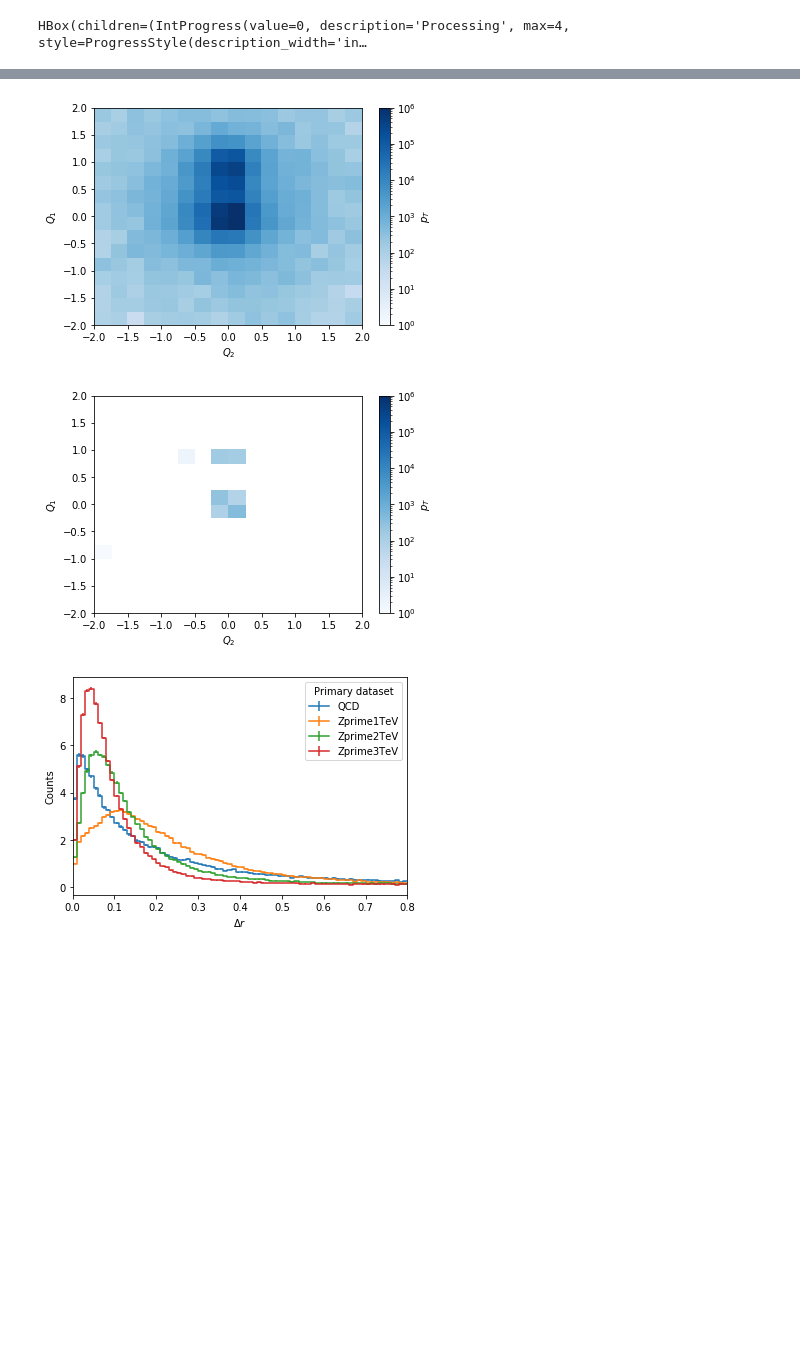
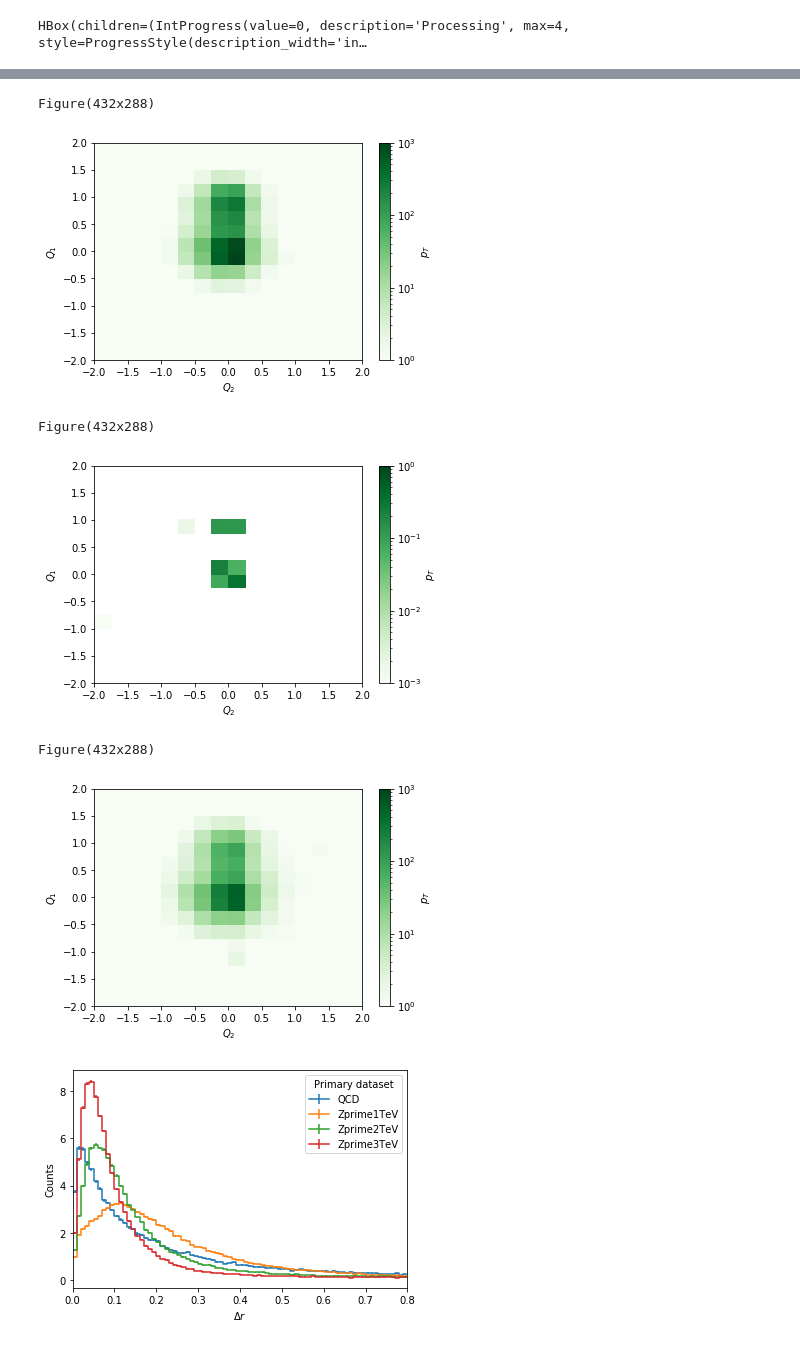
Before and after one commit to mdmorris/XAICoffea, a Jupyter notebook: ShowJets.ipynb, the cells around one changed output, grey strips where cells are left out. Drawn from its saved outputs; the diff is of its cells as text; code cells hidden in the pictures; blank space fills up the shorter version.

```diff
--- a/ShowJets.ipynb
+++ b/ShowJets.ipynb
@@ -267,20 +292,25 @@ fig.savefig("Zprime2TeV_image.png")
 # %%
-fig, ax, grid = hist.plot2d(output['image'].integrate('dataset', 'Zprime3TeV').integrate("event"),xaxis='image_deta', patch_opts={'norm':LogNorm(vmin=1, vmax=1e6),'cmap':'Blues'})
-
+fig, ax, grid = hist.plot2d(output['image'].integrate('dataset', 'Zprime3TeV').integrate("event"),xaxis='image_deta', patch_opts={'norm':LogNorm(vmin=1, vmax=1e3),'cmap':'Greens'})
+print(fig)
 fig.savefig("Zprime3TeV_image.png")
 # %% [output]
+Figure(432x288)
-[figure, old version]
+[figure, new version]
 # %%
 fig, ax, grid = hist.plot2d(output['image'].integrate('dataset', 'Zprime3TeV').integrate("event",1)
-                            ,xaxis='image_deta', patch_opts={'norm':LogNorm(vmin=1, vmax=1e6),'cmap':'Blues'})
-
+                            ,xaxis='image_deta', patch_opts={'norm':LogNorm(vmin=1e-3, vmax=1),'cmap':'Greens'})
+print(fig)
 fig.savefig("Zprime3TeV_eventImage.png")
 # %% [output]
+Figure(432x288)
-[figure, old version]
+[figure, new version]
 # %%
-# fig, ax, grid = hist.plot2d(output['image'].integrate('dataset', 'QCD'),xaxis='image_deta', patch_opts={'norm':LogNorm(vmin=1, vmax=1e6),'cmap':'Blues'})
-
-# fig.savefig("QCD_image.png")
+fig, ax, grid = hist.plot2d(output['image'].integrate('dataset', 'QCD').integrate("event"),xaxis='image_deta', patch_opts={'norm':LogNorm(vmin=1, vmax=1e3),'cmap':'Greens'})
+print(fig)
+fig.savefig("QCD_image.png")
+# %% [output]
+Figure(432x288)
+[figure, added]
 # %%
 fig, ax = hist.plotgrid(output['dr'], overlay="dataset", stack=False, density=True
                                  )
```
Also changed, not shown: parts of 14 cells of this notebook.
